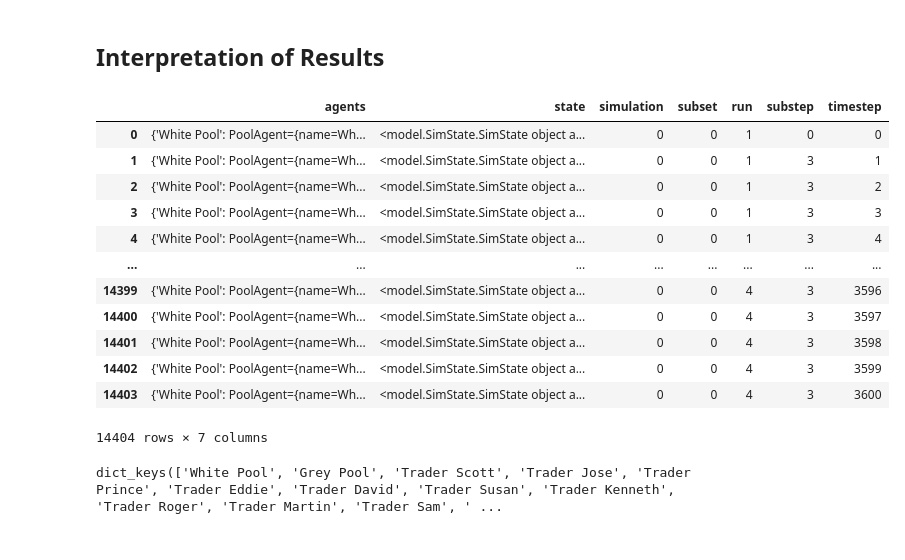
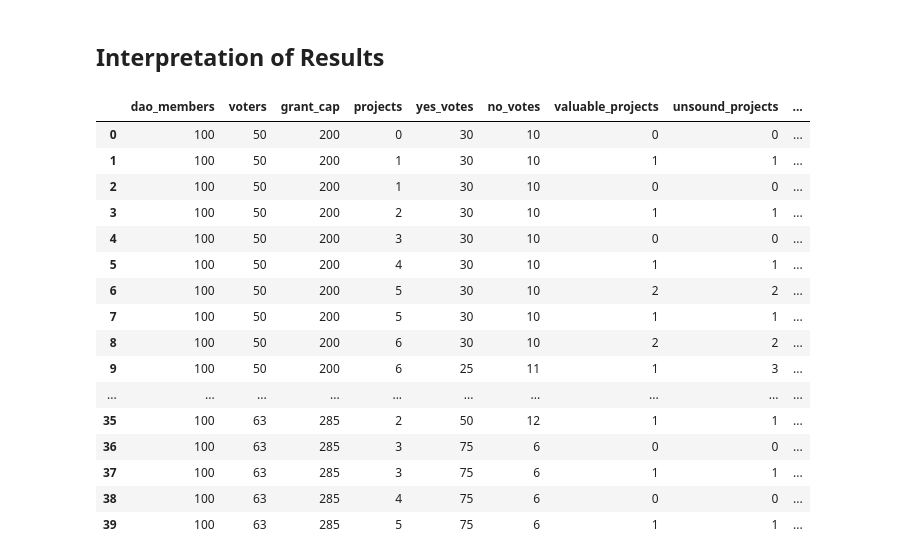
Before and after one commit to marc4gov/dao2nft, a Jupyter notebook: dao2nft.ipynb, the cells around one changed output. Cells and saved outputs as stored; diff of their text form; code cells hidden in the pictures.

```diff
--- a/dao2nft.ipynb
+++ b/dao2nft.ipynb
@@ -188,20 +119,35 @@ result = experiment.run()
+# %%
+model = Model(initial_state=genesis_state, state_update_blocks=partial_state_update_block, params=params)
+
+simulation = Simulation(model=model, timesteps=SIMULATION_TIME_STEPS, runs=MONTE_CARLO_RUNS)
+
+simulations = [simulation]
+experiment = Experiment(simulations)
+# Select the Pathos backend to avoid issues with multiprocessing and Jupyter Notebooks
+experiment.engine = Engine(backend=Backend.PATHOS, drop_substeps=True)
+
+result = experiment.run()
 # %% [markdown]
 ## Interpretation of Results
 # %%
 df = pd.DataFrame(result)
 # rdf = df[df['substep'] == df.substep.max()]
-df
+df.head(40)
 # %% [output]
-|  | agents | state | simulation | subset | run | substep | timestep |
-| 0 | {'White Pool': PoolAgent={name=Wh... | <model.SimState.SimState object a... | 0 | 0 | 1 | 0 | 0 |
-| 1 | {'White Pool': PoolAgent={name=Wh... | <model.SimState.SimState object a... | 0 | 0 | 1 | 3 | 1 |
-| 2 | {'White Pool': PoolAgent={name=Wh... | <model.SimState.SimState object a... | 0 | 0 | 1 | 3 | 2 |
-| 3 | {'White Pool': PoolAgent={name=Wh... | <model.SimState.SimState object a... | 0 | 0 | 1 | 3 | 3 |
-| 4 | {'White Pool': PoolAgent={name=Wh... | <model.SimState.SimState object a... | 0 | 0 | 1 | 3 | 4 |
-| ... | ... | ... | ... | ... | ... | ... | ... |
-| 14399 | {'White Pool': PoolAgent={name=Wh... | <model.SimState.SimState object a... | 0 | 0 | 4 | 3 | 3596 |
-| 14400 | {'White Pool': PoolAgent={name=Wh... | <model.SimState.SimState object a... | 0 | 0 | 4 | 3 | 3597 |
-| 14401 | {'White Pool': PoolAgent={name=Wh... | <model.SimState.SimState object a... | 0 | 0 | 4 | 3 | 3598 |
-| 14402 | {'White Pool': PoolAgent={name=Wh... | <model.SimState.SimState object a... | 0 | 0 | 4 | 3 | 3599 |
-| 14403 | {'White Pool': PoolAgent={name=Wh... | <model.SimState.SimState object a... | 0 | 0 | 4 | 3 | 3600 |
+|  | dao_members | voters | grant_cap | projects | yes_votes | no_votes | valuable_projects | unsound_projects | ... |
+| 0 | 100 | 50 | 200 | 0 | 30 | 10 | 0 | 0 | ... |
+| 1 | 100 | 50 | 200 | 1 | 30 | 10 | 1 | 1 | ... |
+| 2 | 100 | 50 | 200 | 1 | 30 | 10 | 0 | 0 | ... |
+| 3 | 100 | 50 | 200 | 2 | 30 | 10 | 1 | 1 | ... |
+| 4 | 100 | 50 | 200 | 3 | 30 | 10 | 0 | 0 | ... |
+| 5 | 100 | 50 | 200 | 4 | 30 | 10 | 1 | 1 | ... |
+| 6 | 100 | 50 | 200 | 5 | 30 | 10 | 2 | 2 | ... |
+| 7 | 100 | 50 | 200 | 5 | 30 | 10 | 1 | 1 | ... |
+| 8 | 100 | 50 | 200 | 6 | 30 | 10 | 2 | 2 | ... |
+| 9 | 100 | 50 | 200 | 6 | 25 | 11 | 1 | 3 | ... |
+| ... | ... | ... | ... | ... | ... | ... | ... | ... | ... |
+| 35 | 100 | 63 | 285 | 2 | 50 | 12 | 1 | 1 | ... |
+| 36 | 100 | 63 | 285 | 3 | 75 | 6 | 0 | 0 | ... |
+| 37 | 100 | 63 | 285 | 3 | 75 | 6 | 1 | 1 | ... |
+| 38 | 100 | 63 | 285 | 4 | 75 | 6 | 0 | 0 | ... |
+| 39 | 100 | 63 | 285 | 5 | 75 | 6 | 1 | 1 | ... |
-14404 rows × 7 columns
@@ -252,7 +153,0 @@ df44.reset_index(drop=True, inplace=True)
-# %%
-# df3 = df[df['run'] == 3 and df['simulation'] == 0]
-df1.state
-df2.reset_index(drop=True, inplace=True)
-df2.agents[0].keys()
-# %% [output]
-dict_keys(['White Pool', 'Grey Pool', 'Trader Scott', 'Trader Jose', 'Trader Prince', 'Trader Eddie', 'Trader David', 'Trader Susan', 'Trader Kenneth', 'Trader Roger', 'Trader Martin', 'Trader Sam', ' ...
```
Also changed, not shown: parts of 11 cells of this notebook, 20 other files.
